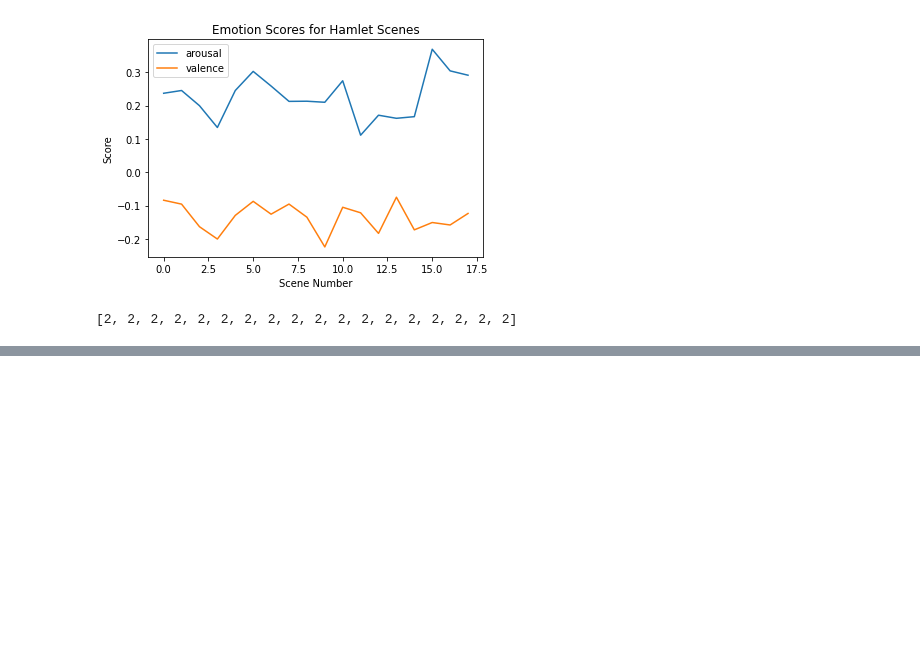
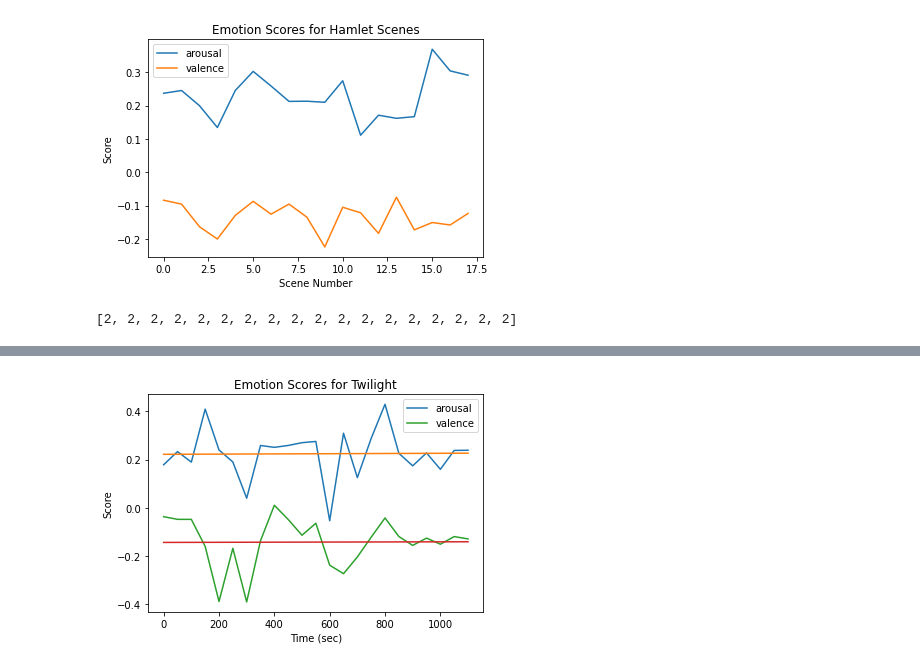
Before and after one commit to aud-z/music_generation, a Jupyter notebook: plot_results.ipynb, the cells around one changed output, grey strips where cells are left out. Saved outputs shown, nothing was run; the diff lists cells and outputs as text; code cells hidden in the pictures; blank space fills up the shorter version.

```diff
--- a/plot_results.ipynb
+++ b/plot_results.ipynb
@@ -225,0 +256,30 @@ print(hamlet_emotions)
+# %%
+twilight_arousal = []
+twilight_valence = []
+
+with open("results/twilight_arousal.csv", 'r') as file:
+    csvreader = csv.reader(file)
+    for row in csvreader:
+        twilight_arousal.append(float(row[0]))
+
+with open("results/twilight_valence.csv", 'r') as file:
+    csvreader = csv.reader(file)
+    for row in csvreader:
+        twilight_valence.append(float(row[0]))
+
+time1 = [i*50 for i in range(len(twilight_arousal))]
+time2 = [i*50 for i in range(len(twilight_valence))]
+m,b = np.polyfit(time1, twilight_arousal, 1)
+m2,b2 = np.polyfit(time2, twilight_valence, 1)
+
+plt.plot(time1, twilight_arousal, label="arousal")
+plt.plot(time1,np.array(time1) * m + b)
+plt.plot(time2, twilight_valence, label="valence")
+plt.plot(time2,np.array(time2) * m2 + b2)
+plt.title('Emotion Scores for Twilight')
+plt.xlabel('Time (sec)')
+plt.ylabel('Score')
+plt.legend()
+plt.show()
+# %% [output]
+[figure, added]
```
Also changed, not shown: parts of 1 cell of this notebook.
